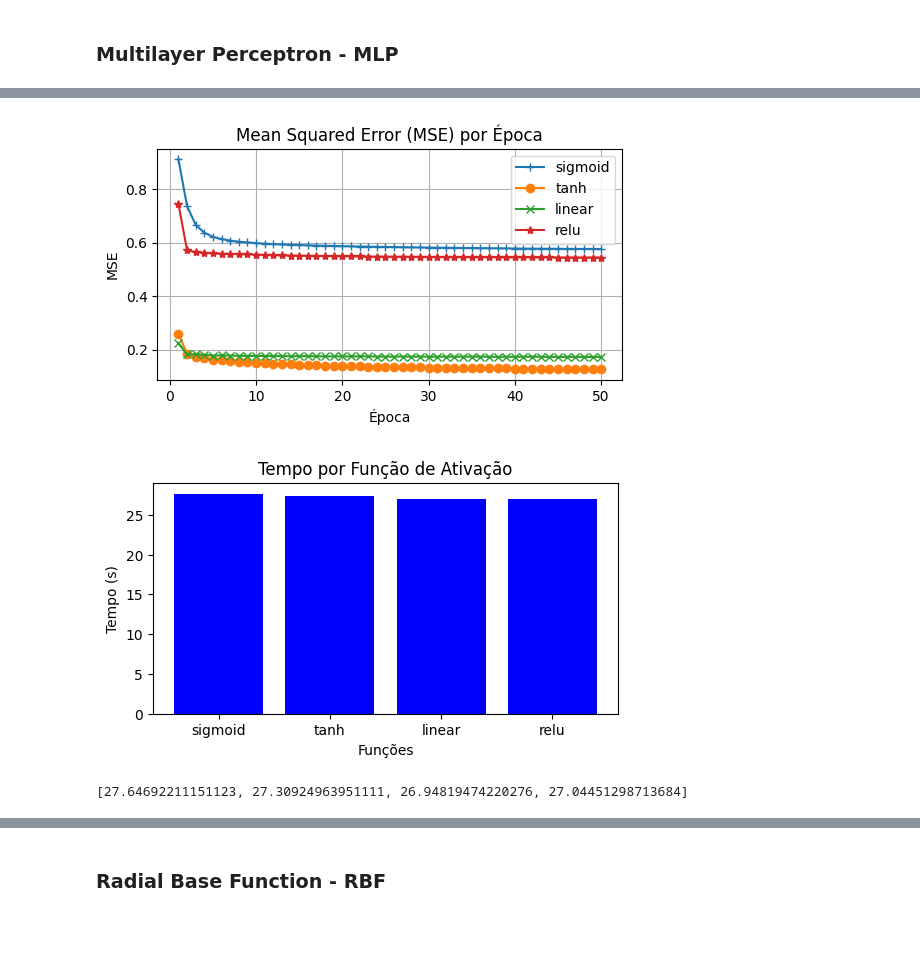
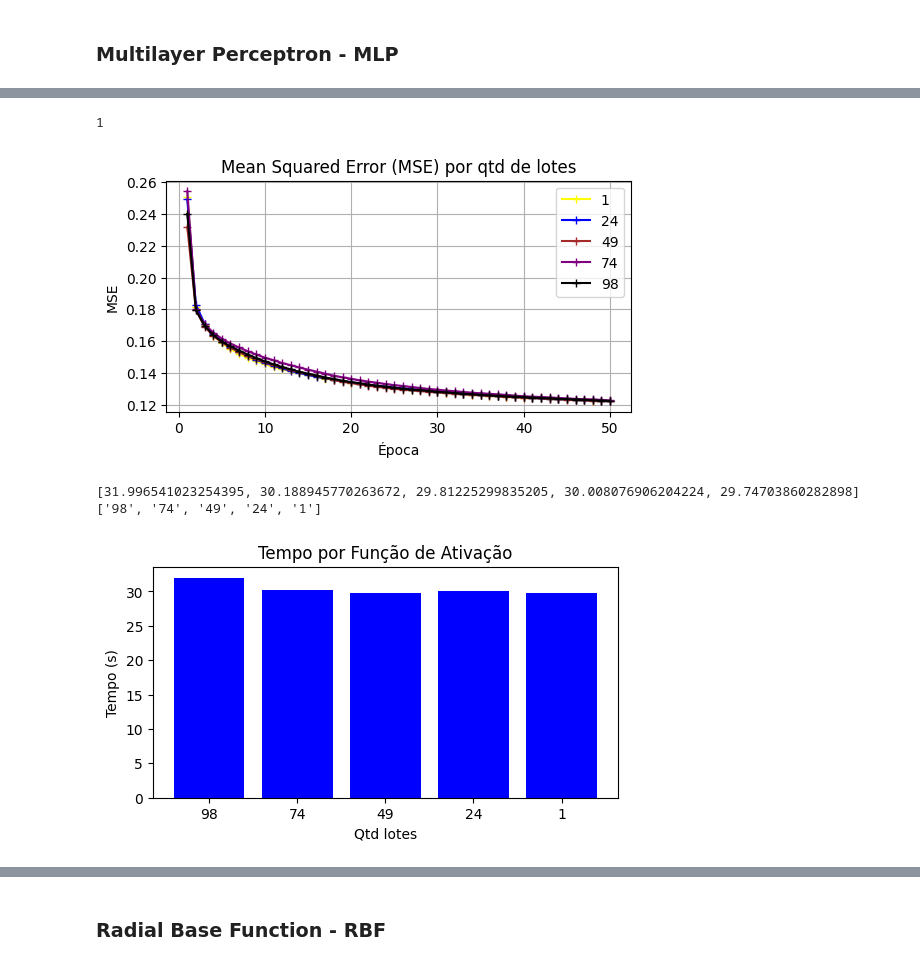
Before and after one commit to alanfm/ICA_trab_1, a Jupyter notebook: [PPGEEC_ICA]_Wave_Energy_Regression.ipynb, the cells around one changed output, grey strips where cells are left out. Drawn from its saved outputs; the diff is of its cells as text; code cells hidden in the pictures; blank space fills up the shorter version.

```diff
--- a/[PPGEEC_ICA]_Wave_Energy_Regression.ipynb
+++ b/[PPGEEC_ICA]_Wave_Energy_Regression.ipynb
@@ -97,3 +99,19 @@ Treinamento: 25230  ---  70.00%
 Teste: 10813  ---  30.00%
 # %% [markdown]
 ### **Multilayer Perceptron - MLP**
+# %%
+# Funções para teste
+functions = ['sigmoid','tanh','linear','relu']
+
+# Quantidade de neurônios da camada oculta para teste
+neurons = [round(1.1 * X_test.shape[1]), round(0.9 * X_test.shape[1]), round(0.7 * X_test.shape[1]), round(0.5 * X_test.shape[1]), round(0.3 * X_test.shape[1])]
+
+# Metricas avaliadas
+mse_values_mlp = {functions[i]: {neurons[j]: [] for j in range(0, len(neurons))} for i in range(0, len(functions))}
+mse_mlp = {functions[i]: {neurons[j]: [] for j in range(0, len(neurons))} for i in range(0, len(functions))}
+rmse_mlp = {functions[i]: {neurons[j]: [] for j in range(0, len(neurons))} for i in range(0, len(functions))}
+mae_mlp = {functions[i]: {neurons[j]: [] for j in range(0, len(neurons))} for i in range(0, len(functions))}
+r2_mlp = {functions[i]: {neurons[j]: [] for j in range(0, len(neurons))} for i in range(0, len(functions))}
+time_mlp = {functions[i]: {neurons[j]: [] for j in range(0, len(neurons))} for i in range(0, len(functions))}
+
+print(time_mlp['sigmoid'][108])
@@ -235,0 +363,13 @@ Time: 27.57229733467102 função (relu)
+# %%
+batchs = [round(1 * X_test.shape[1]), round(0.75 * X_test.shape[1]), round(0.5 * X_test.shape[1]), round(0.25 * X_test.shape[1]), 1]
+
+mse_mlp_b = {batchs[i]: [] for i in range(0, len(batchs))}
+rmse_mlp_b = {batchs[i]: [] for i in range(0, len(batchs))}
+mae_mlp_b = {batchs[i]: [] for i in range(0, len(batchs))}
+r2_mlp_b = {batchs[i]: [] for i in range(0, len(batchs))}
+
+# getting MSE value for each epoch
+mse_values_mlp_b = {batchs[i]: [] for i in range(0, len(batchs))}
+
+# Run time
+time_mlp_b = {batchs[i]: [] for i in range(0, len(batchs))}
@@ -245,47 +494,56 @@ Melhor função: tanh com valor do MSE: 0.12822160124778748
+# %%
+print(len(mse_values_mlp_b[best_batch]))
+# %% [output]
+1
 # %%
 # getting MSE value for each epoch
 plt.figure(figsize=(6, 3))
 
-x = range(1, len(mse_values_mlp['sigmoid'][0]) + 1)
+x = range(1, len(mse_values_mlp_b[1][0]) + 1)
 
-y1 = mse_values_mlp['sigmoid'][0]
-y2 = mse_values_mlp['tanh'][0]
-y3 = mse_values_mlp['linear'][0]
-y4 = mse_values_mlp['relu'][0]
+y1 = mse_values_mlp_b[1][0]
+y2 = mse_values_mlp_b[24][0]
+y3 = mse_values_mlp_b[49][0]
+y4 = mse_values_mlp_b[74][0]
+y5 = mse_values_mlp_b[98][0]
 
 
-plt.plot(x, y1, label='sigmoid', marker='+')
-plt.plot(x, y2, label='tanh', marker='o')
-plt.plot(x, y3, label='linear', marker='x')
-plt.plot(x, y4, label='relu', marker='*')
+plt.plot(x, y1, label='1', marker='+', color='yellow')
+plt.plot(x, y2, label='24', marker='+', color='blue')
+plt.plot(x, y3, label='49', marker='+', color='brown')
+plt.plot(x, y4, label='74', marker='+', color='purple')
+plt.plot(x, y5, label='98', marker='+', color='black')
 
 
-plt.legend(loc='upper right')
+plt.legend()
 
 plt.xlabel('Época')
 plt.ylabel('MSE')
 
-plt.title('Mean Squared Error (MSE) por Época')
+plt.title('Mean Squared Error (MSE) por qtd de lotes')
 plt.grid(True)
 plt.show()
 # %% [output]
-[figure, old version]
+[figure, new version]
+# %%
+print([min(values) for values in time_mlp_b.values()])
+batchs_t = [str(v) for v in batchs]
+print(batchs_t)
+# %% [output]
+[31.996541023254395, 30.188945770263672, 29.81225299835205, 30.008076906204224, 29.74703860282898]
+['98', '74', '49', '24', '1']
 # %%
 plt.figure(figsize=(6, 3))
 
-time_mlp_min = [min(values) for values in time_mlp.values()]
+time_mlp_min_b = [min(values) for values in time_mlp_b.values()]
 
-plt.bar(functions, time_mlp_min, color='blue')
+plt.bar(batchs_t, time_mlp_min_b, color='blue')
 
-plt.xlabel('Funções')
+plt.xlabel('Qtd lotes')
 plt.ylabel('Tempo (s)')
 plt.title('Tempo por Função de Ativação')
-#plt.ylim(75, 150)
+# plt.ylim(75, 150)
 
 plt.show()
 # %% [output]
-[figure, old version]
+[figure, new version]
-# %%
-time_mlp_min
-# %% [output]
-[27.64692211151123, 27.30924963951111, 26.94819474220276, 27.04451298713684]
```
Also changed, not shown: parts of 42 cells of this notebook, 58 other files.
